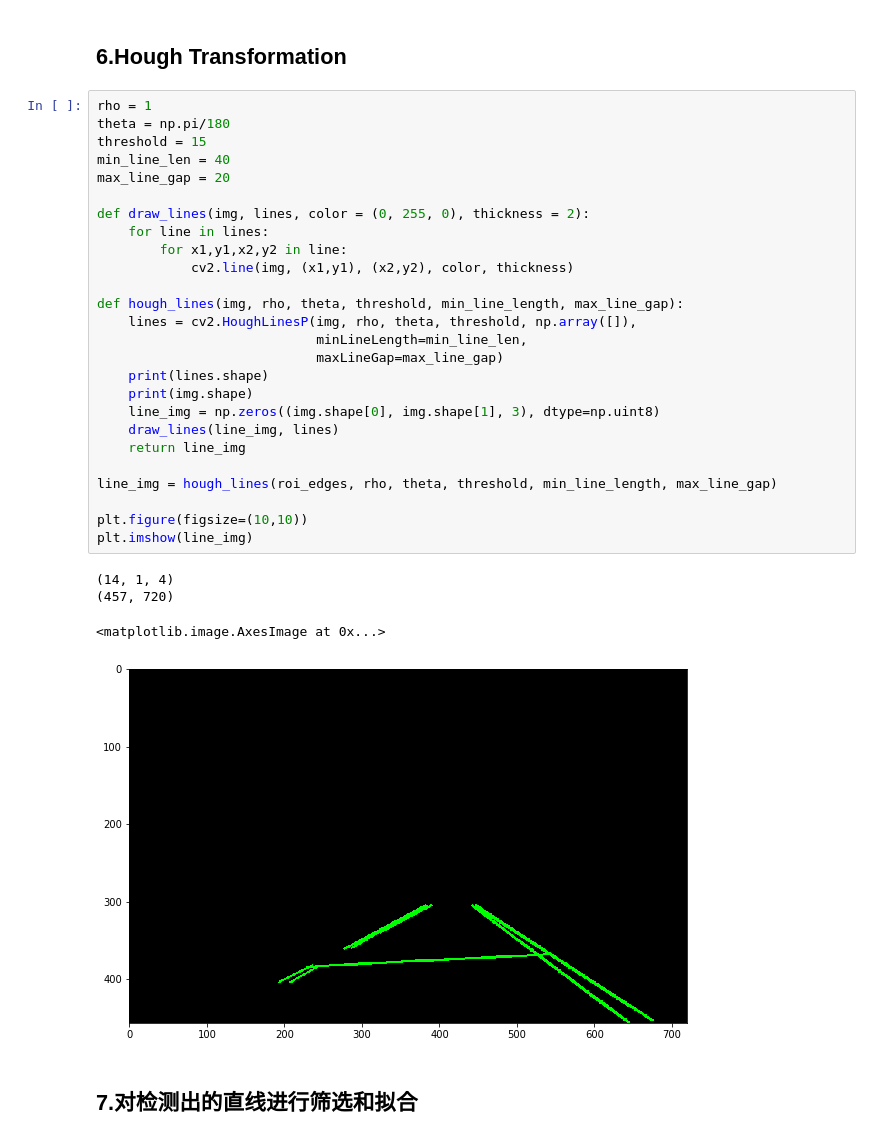
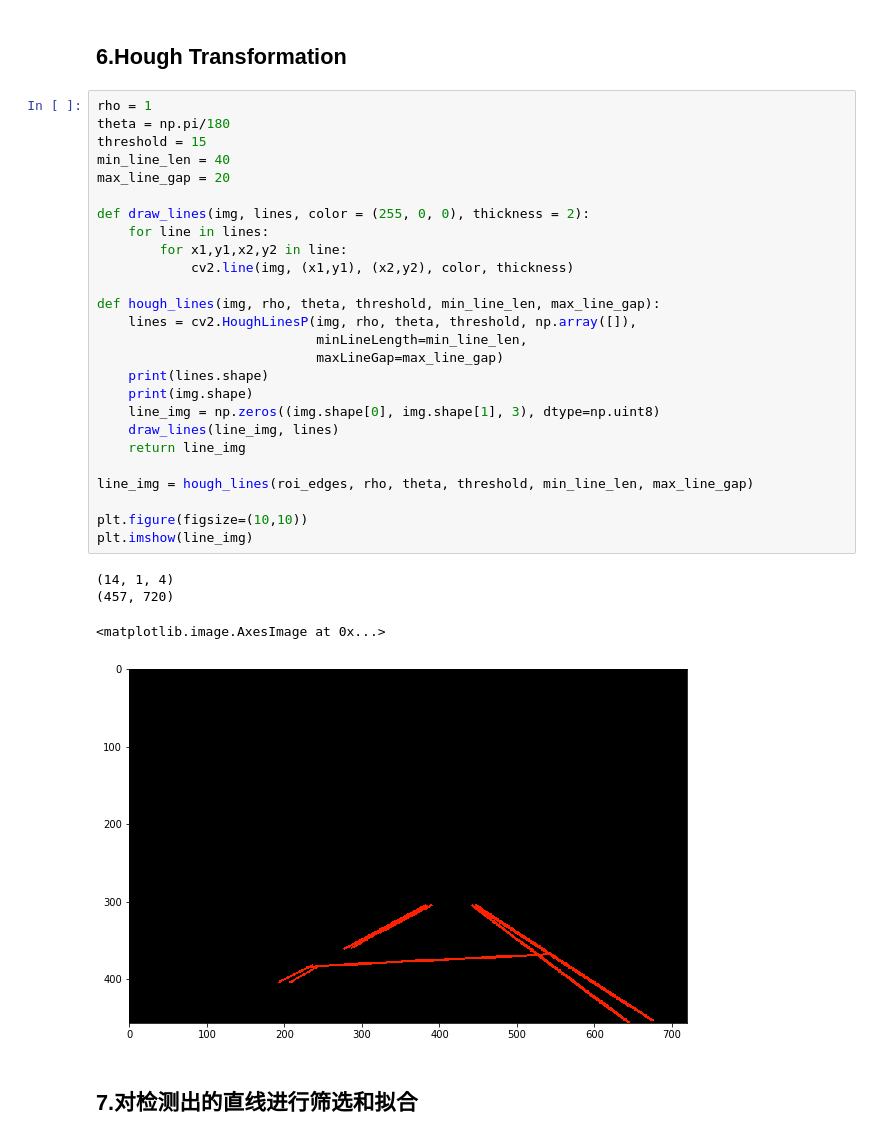
Before and after one commit to hume2011/lane-detection, a Jupyter notebook: lane-detection.ipynb, the cells around one changed output. Cells and saved outputs as stored; diff of their text form.

```diff
--- a/lane-detection.ipynb
+++ b/lane-detection.ipynb
@@ -86,33 +86,33 @@ plt.imshow(roi_edges)
 # %%
 rho = 1
 theta = np.pi/180
 threshold = 15
 min_line_len = 40
 max_line_gap = 20
 
-def draw_lines(img, lines, color = (0, 255, 0), thickness = 2):
+def draw_lines(img, lines, color = (255, 0, 0), thickness = 2):
     for line in lines:
         for x1,y1,x2,y2 in line:
             cv2.line(img, (x1,y1), (x2,y2), color, thickness)
 
-def hough_lines(img, rho, theta, threshold, min_line_length, max_line_gap):
+def hough_lines(img, rho, theta, threshold, min_line_len, max_line_gap):
     lines = cv2.HoughLinesP(img, rho, theta, threshold, np.array([]),
                             minLineLength=min_line_len,
                             maxLineGap=max_line_gap)
     print(lines.shape)
     print(img.shape)
     line_img = np.zeros((img.shape[0], img.shape[1], 3), dtype=np.uint8)
     draw_lines(line_img, lines)
     return line_img
 
-line_img = hough_lines(roi_edges, rho, theta, threshold, min_line_length, max_line_gap)
+line_img = hough_lines(roi_edges, rho, theta, threshold, min_line_len, max_line_gap)
 
 plt.figure(figsize=(10,10))
 plt.imshow(line_img)
 # %% [output]
 (14, 1, 4)
 (457, 720)
 <matplotlib.image.AxesImage at 0x...>
-[figure, old version]
+[figure, new version]
 # %% [markdown]
 ## 7.对检测出的直线进行筛选和拟合
```
Also changed, not shown: parts of 5 cells of this notebook.
